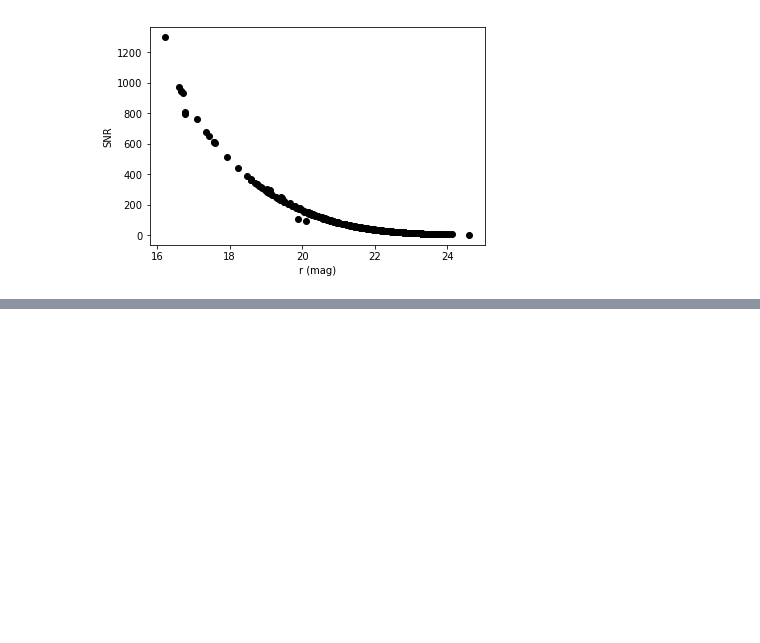
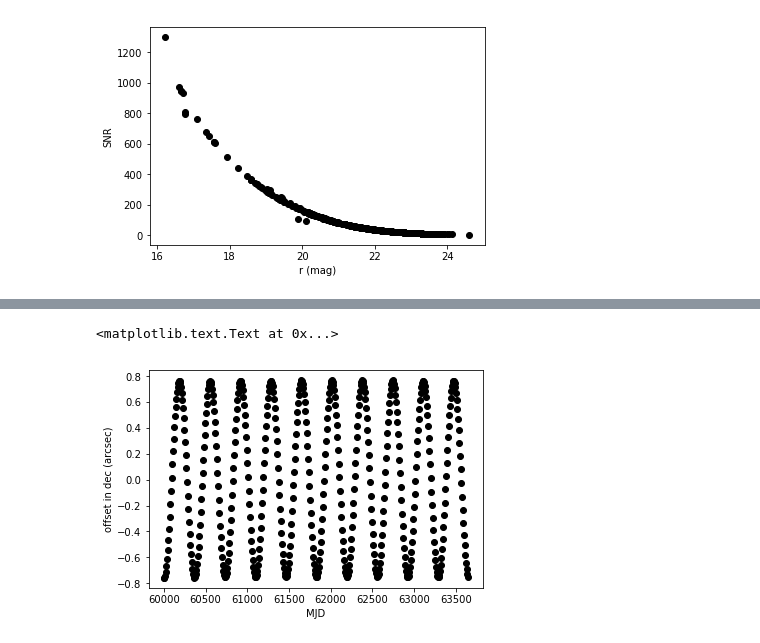
Before and after one commit to lsst-sitcom/notebooks, a Jupyter notebook: astrometry_precision.ipynb, the cells around one changed output, grey strips where cells are left out. Drawn from its saved outputs; the diff is of its cells as text; code cells hidden in the pictures; blank space fills up the shorter version.

Commit message:
parallax working

```diff
--- a/astrometry_precision.ipynb
+++ b/astrometry_precision.ipynb
@@ -195,7 +214,10 @@ def sigma_slope(x, sigma_y):
         return result
 # %%
 # observe every 8 days for 10 years.
-observation_dates = np.arange(0,3652, 8)/365.25 # years
+# Could plug in a sequence from OpSim or something else.
+mjd0 = 60000.
+mjds = np.arange(mjd0,mjd0+3652, 8)
+observation_dates = mjds/365.25 # years
 # %%
 pm_uncert = sigma_slope(observation_dates, observation_dates*0+position_err/1e-3) # result in milliarcsec/yr
 # %%
@@ -204,0 +231,21 @@ Proper motion uncertainty in 20.0 mag star, observed 457 times over 10.0 years =
+# %%
+# OK, let's pretend we get astrometry this good at some spot in the sky
+ra = 0.*u.deg
+dec = 45.*u.deg
+star_fixed = SkyCoord(ra, dec, frame='icrs')#, distance=1.1*u.pc)
+star_near = SkyCoord(ra, dec, frame='icrs', distance=1.*u.pc)
+# Compute the parallax factor for each MJD
+delta_ra = np.zeros(observation_dates.size, dtype=float)
+delta_dec = np.zeros(observation_dates.size, dtype=float)
+t = Time(observation_dates[10], format='mjd')
+# %%
+for i,mjd in enumerate(mjds):
+    t = Time(mjd, format='mjd')
+    star_near.obstime=t
+    star_fixed.obstime=t
+    fixed_gcrs = star_fixed.gcrs
+    near_gcrs = star_near.gcrs
+    x,y = gnomonic_project_toxy(near_gcrs.ra.to(u.rad), near_gcrs.dec.to(u.rad),
+                               fixed_gcrs.ra.to(u.rad), fixed_gcrs.dec.to(u.rad))
+    delta_ra[i] = x
+    delta_dec[i] = y
@@ -204,0 +255,8 @@ Proper motion uncertainty in 20.0 mag star, observed 457 times over 10.0 years =
+# %%
+# Let's check that astropy did indeed work properly
+plt.plot(mjds, np.degrees(delta_dec)*3600, 'ko')
+plt.xlabel('MJD')
+plt.ylabel('offset in dec (arcsec)')
+# %% [output]
+<matplotlib.text.Text at 0x...>
+[figure, added]
```
Also changed, not shown: parts of 14 cells of this notebook.
